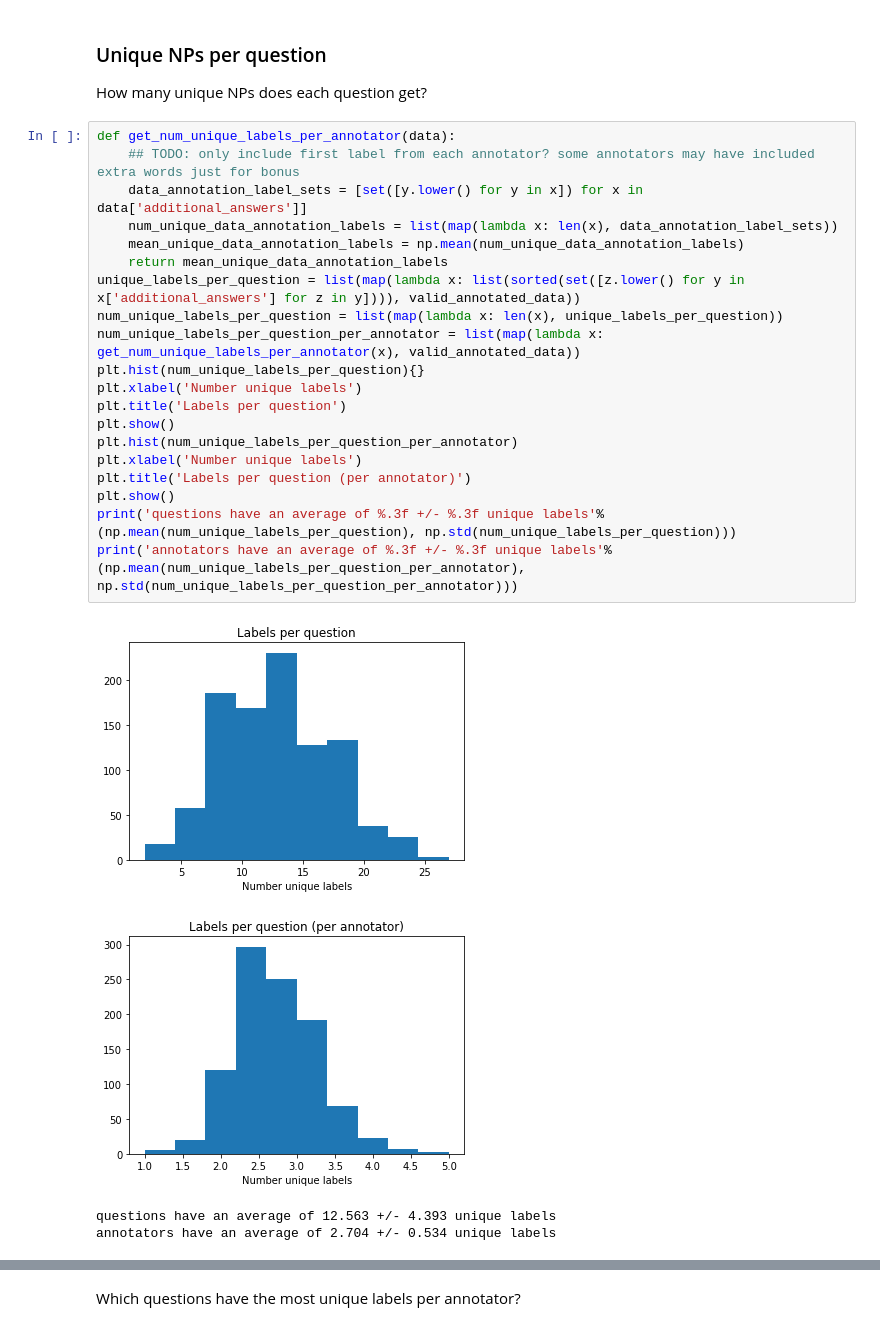
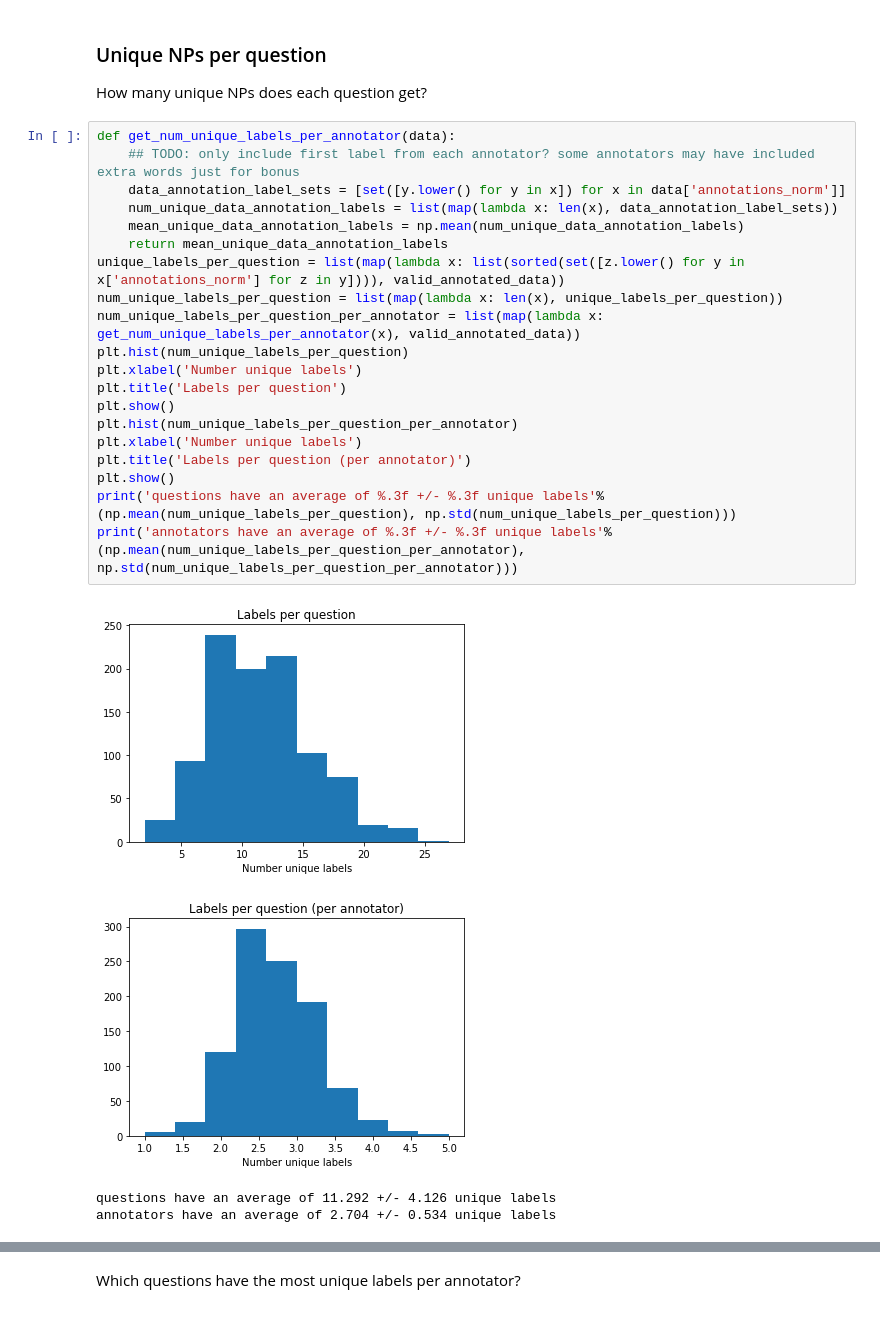
Before and after one commit to MichiganNLP/video-fill-in-the-blank, a Jupyter notebook: notebooks/compute_annotator_statistics.ipynb, the cells around one changed output, grey strips where cells are left out. Saved outputs shown, nothing was run; the diff lists cells and outputs as text.

```diff
--- a/notebooks/compute_annotator_statistics.ipynb
+++ b/notebooks/compute_annotator_statistics.ipynb
@@ -267,26 +255,26 @@ How many unique NPs does each question get?
 # %%
 def get_num_unique_labels_per_annotator(data):
     ## TODO: only include first label from each annotator? some annotators may have included extra words just for bonus
-    data_annotation_label_sets = [set([y.lower() for y in x]) for x in data['additional_answers']]
+    data_annotation_label_sets = [set([y.lower() for y in x]) for x in data['annotations_norm']]
     num_unique_data_annotation_labels = list(map(lambda x: len(x), data_annotation_label_sets))
     mean_unique_data_annotation_labels = np.mean(num_unique_data_annotation_labels)
     return mean_unique_data_annotation_labels
-unique_labels_per_question = list(map(lambda x: list(sorted(set([z.lower() for y in x['additional_answers'] for z in y]))), valid_annotated_data))
+unique_labels_per_question = list(map(lambda x: list(sorted(set([z.lower() for y in x['annotations_norm'] for z in y]))), valid_annotated_data))
 num_unique_labels_per_question = list(map(lambda x: len(x), unique_labels_per_question))
 num_unique_labels_per_question_per_annotator = list(map(lambda x: get_num_unique_labels_per_annotator(x), valid_annotated_data))
-plt.hist(num_unique_labels_per_question){}
+plt.hist(num_unique_labels_per_question)
 plt.xlabel('Number unique labels')
 plt.title('Labels per question')
 plt.show()
 plt.hist(num_unique_labels_per_question_per_annotator)
 plt.xlabel('Number unique labels')
 plt.title('Labels per question (per annotator)')
 plt.show()
 print('questions have an average of %.3f +/- %.3f unique labels'%(np.mean(num_unique_labels_per_question), np.std(num_unique_labels_per_question)))
 print('annotators have an average of %.3f +/- %.3f unique labels'%(np.mean(num_unique_labels_per_question_per_annotator), np.std(num_unique_labels_per_question_per_annotator)))
 # %% [output]
-[figure, old version]
+[figure, new version]
 [figure]
-questions have an average of 12.563 +/- 4.393 unique labels
+questions have an average of 11.292 +/- 4.126 unique labels
 annotators have an average of 2.704 +/- 0.534 unique labels
 # %% [markdown]
```
Also changed, not shown: parts of 37 cells of this notebook.
